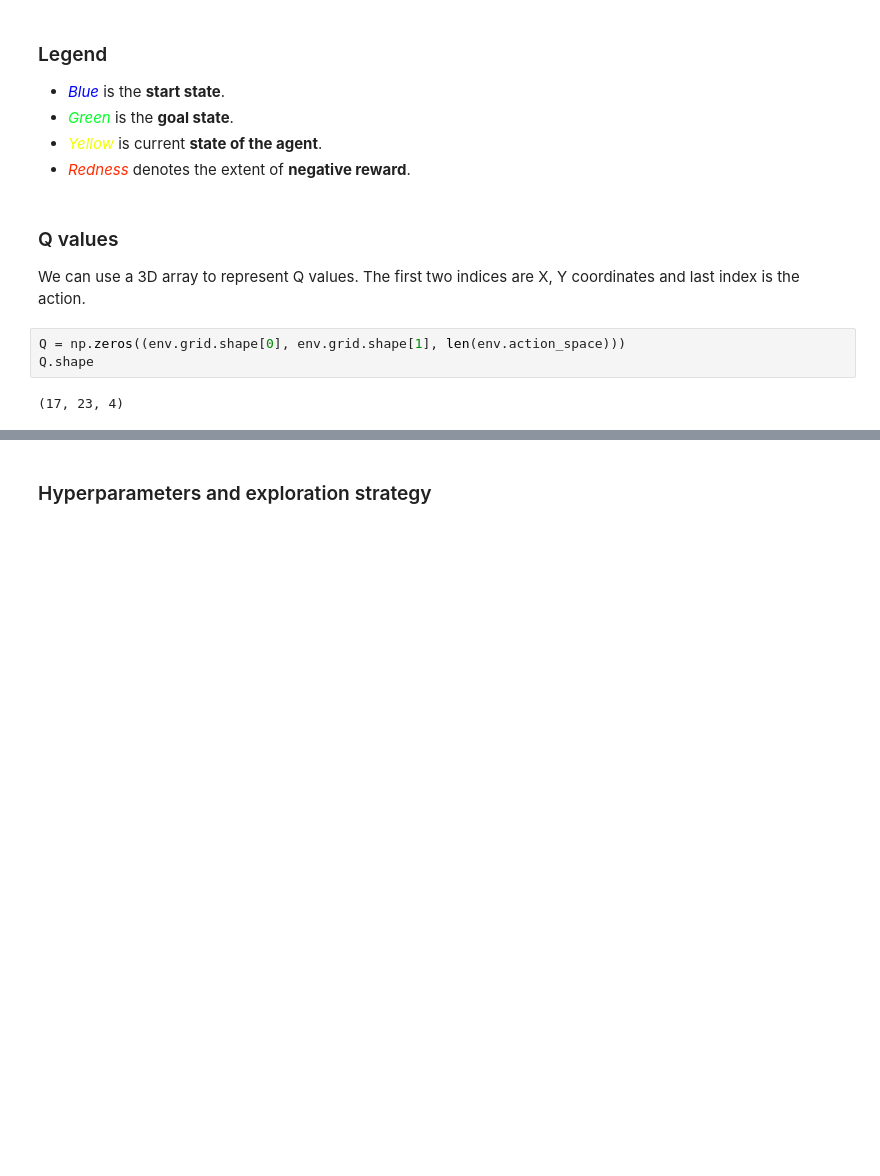
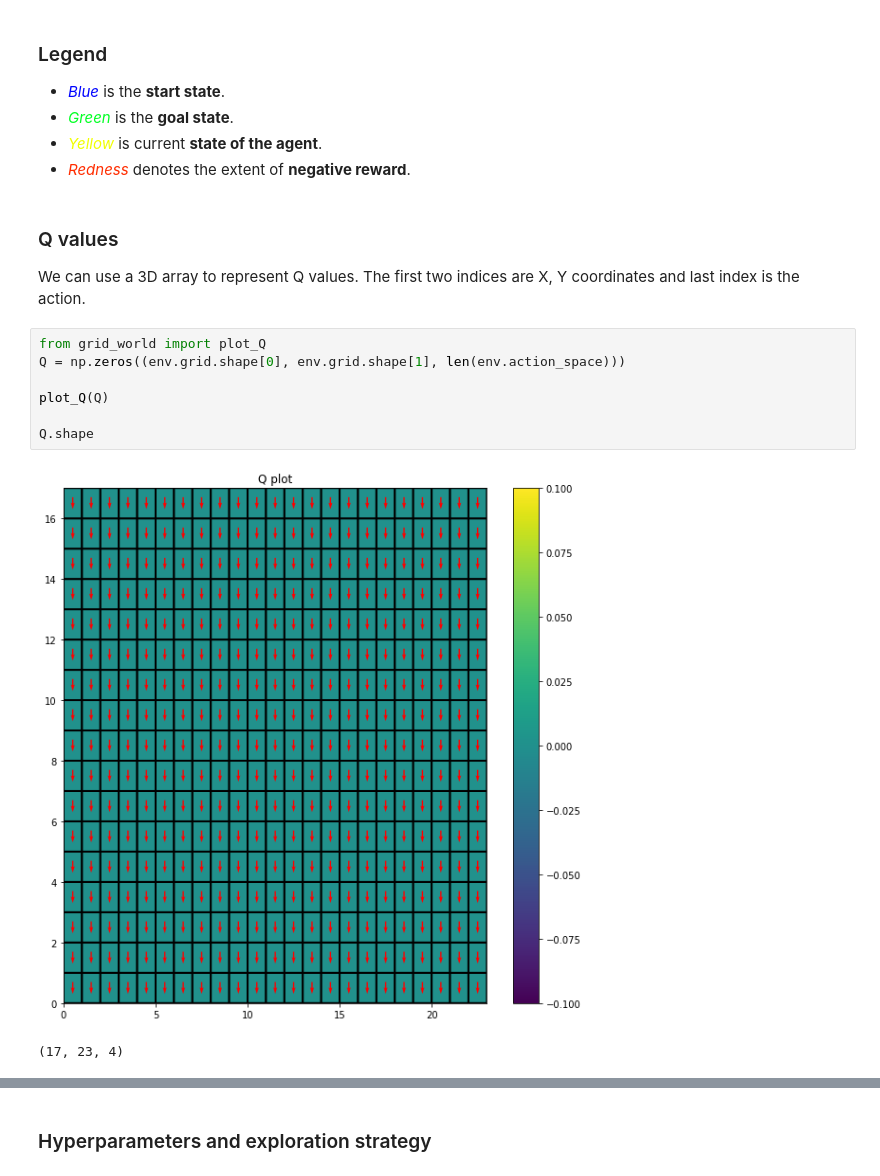
Before and after one commit to kage08/DRDO_RL_Tutorial, a Jupyter notebook: Q_SARSA/QLearning_SARSA.ipynb, the cells around one changed output, grey strips where cells are left out. Drawn from its saved outputs; the diff is of its cells as text; blank space fills up the shorter version.

```diff
--- a/Q_SARSA/QLearning_SARSA.ipynb
+++ b/Q_SARSA/QLearning_SARSA.ipynb
@@ -78,7 +85,12 @@ env.render(ax=plt, render_agent=True)
 ### Q values
 We can use a 3D array to represent Q values. The first two indices are X, Y coordinates and last index is the action.
 # %%
+from grid_world import plot_Q
 Q = np.zeros((env.grid.shape[0], env.grid.shape[1], len(env.action_space)))
+
+plot_Q(Q)
+
 Q.shape
 # %% [output]
+[figure, added]
 (17, 23, 4)
```
Also changed, not shown: parts of 36 cells of this notebook, 1 other file.
